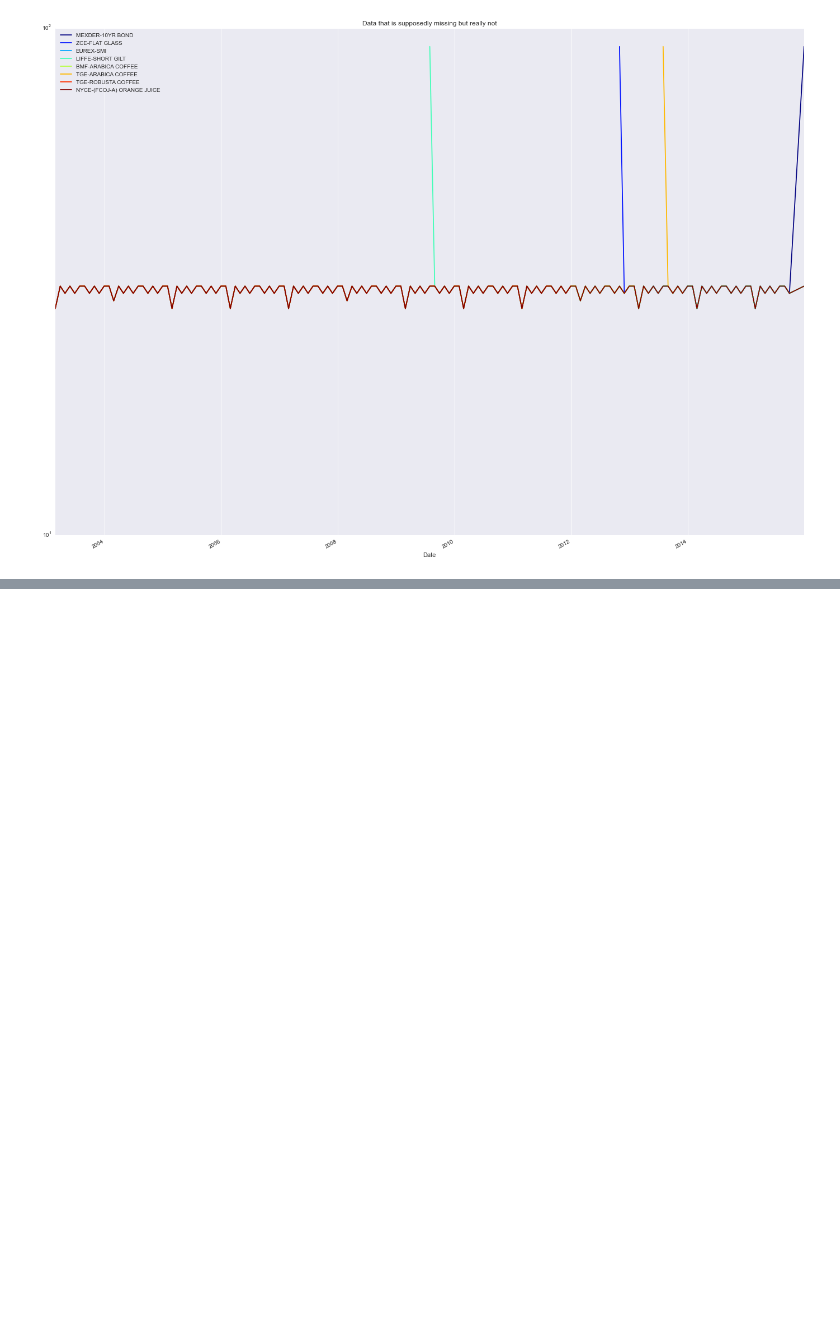
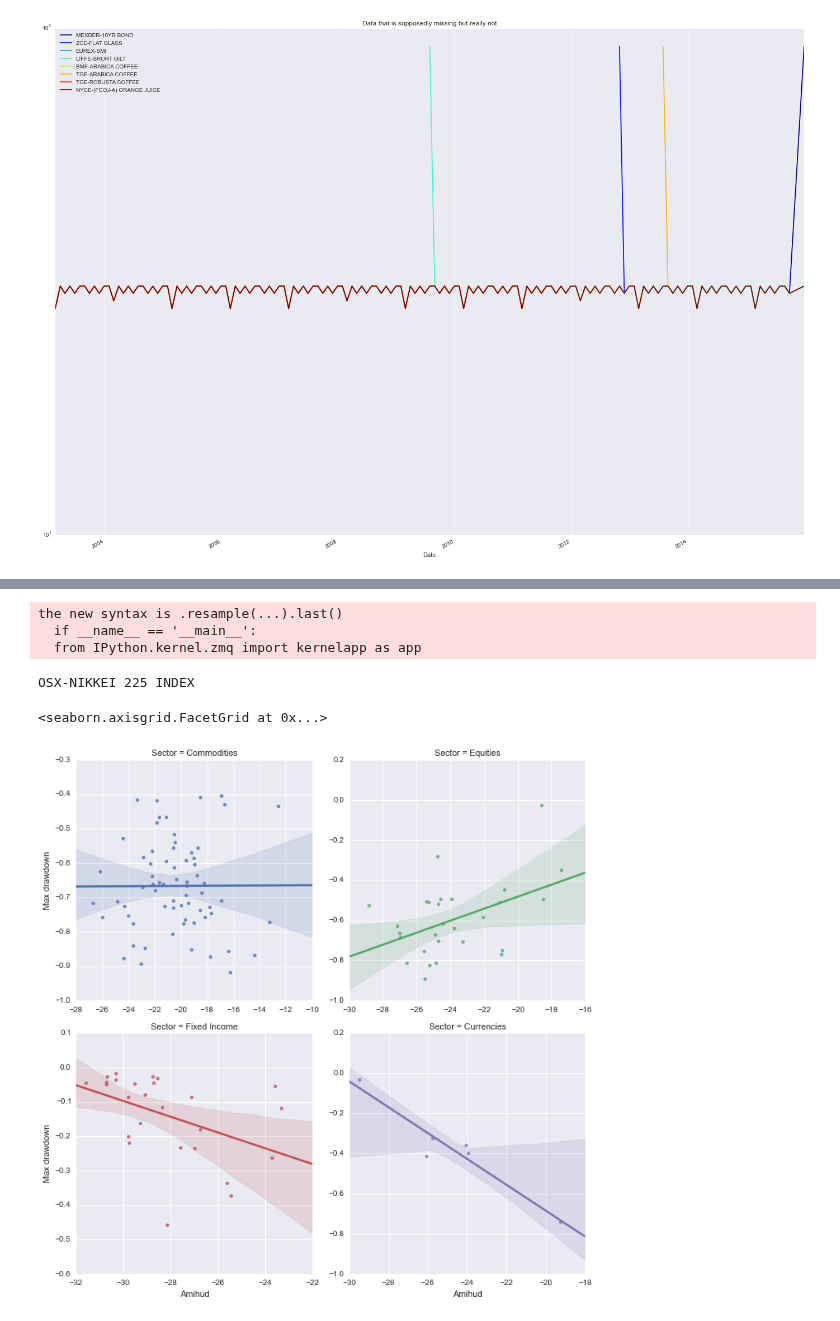
Before and after one commit to mrefermat/FinancePhD, a Jupyter notebook: LiquidityMomentum/Amihud and Market Properties.ipynb, the cells around one changed output, grey strips where cells are left out. Saved outputs shown, nothing was run; the diff lists cells and outputs as text; code cells hidden in the pictures; blank space fills up the shorter version.

```diff
--- a/LiquidityMomentum/Amihud and Market Properties.ipynb
+++ b/LiquidityMomentum/Amihud and Market Properties.ipynb
@@ -164,0 +183,25 @@ OSX-NIKKEI 225 INDEX
+# %%
+x=cleansed.resample(rule='m',how='last')
+max_dd=(x/pd.rolling_max(x,100000000,min_periods=1)).min()-1
+contract_size =load_maps()
+sector_map=contract_size.to_dict()['Sector']
+compare =pd.DataFrame()
+compare['Max drawdown']=max_dd
+s=pd.Series()
+for i in sk.index:
+    try:
+        s[i]=sector_map[i]
+    except:
+        print i
+compare['Sector']=s
+compare['Amihud']=np.log(amihud.median())
+compare=compare.dropna()
+sns.lmplot(x='Amihud',fit_reg=True,y='Max drawdown',hue='Sector',sharey=False,sharex=False,
+           col='Sector',col_wrap=2,data=compare)
+# %% [output]
+the new syntax is .resample(...).last()
+  if __name__ == '__main__':
+  from IPython.kernel.zmq import kernelapp as app
+OSX-NIKKEI 225 INDEX
+<seaborn.axisgrid.FacetGrid at 0x...>
+[figure, added]
```
Also changed, not shown: parts of 5 cells of this notebook.
